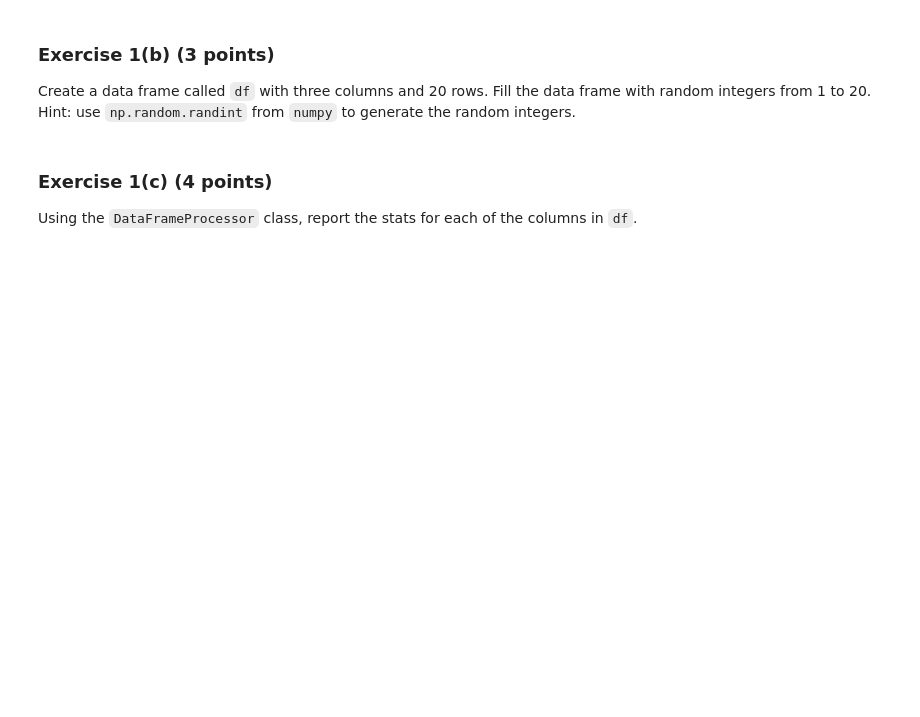
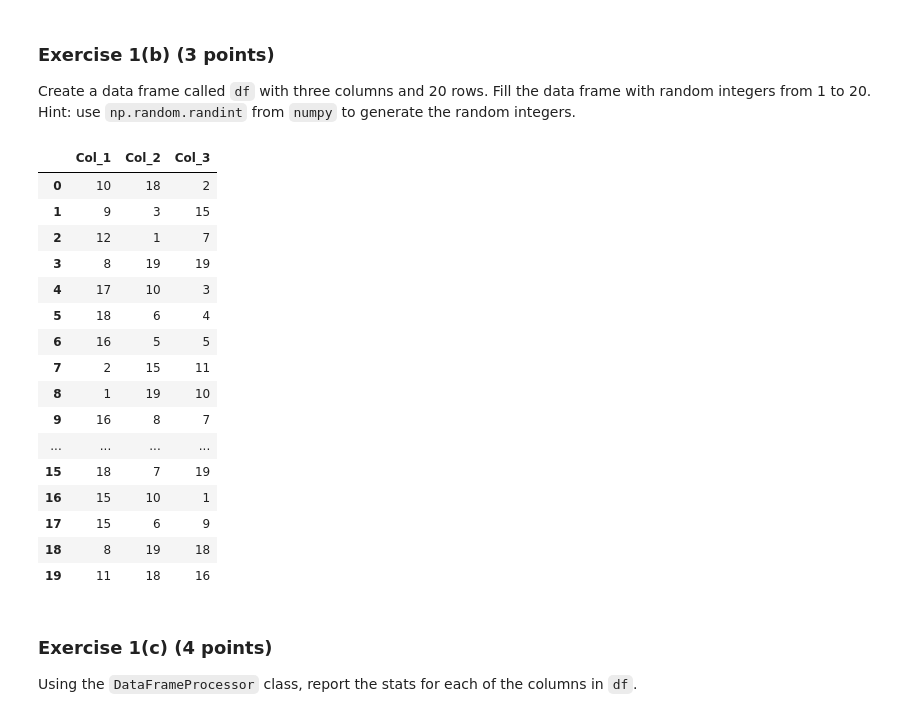
Before and after one commit to cabrialesdaisy2022-coder/DATA-500-In-Class, a Jupyter notebook: In_Class_6.ipynb, the cells around one changed output. Saved outputs shown, nothing was run; the diff lists cells and outputs as text; code cells hidden in the pictures; blank space fills up the shorter version.

```diff
--- a/In_Class_6.ipynb
+++ b/In_Class_6.ipynb
@@ -15,6 +41,34 @@ Create a class called `DataFrameProcessor` that will handle basic operations on
 ### Exercise 1(b) (3 points)
 
 Create a data frame called `df` with three columns and 20 rows. Fill the data frame with random integers from 1 to 20. Hint: use `np.random.randint` from `numpy` to generate the random integers.
+# %%
+import pandas as pd
+import numpy as np
+
+df = pd.DataFrame({
+    "Col_1": np.random.randint(1, 20, 20),
+    "Col_2": np.random.randint(1, 20, 20),
+    "Col_3": np.random.randint(1, 20, 20)
+})
+df
+# %% [output]
+|  | Col_1 | Col_2 | Col_3 |
+| 0 | 10 | 18 | 2 |
+| 1 | 9 | 3 | 15 |
+| 2 | 12 | 1 | 7 |
+| 3 | 8 | 19 | 19 |
+| 4 | 17 | 10 | 3 |
+| 5 | 18 | 6 | 4 |
+| 6 | 16 | 5 | 5 |
+| 7 | 2 | 15 | 11 |
+| 8 | 1 | 19 | 10 |
+| 9 | 16 | 8 | 7 |
+| ... | ... | ... | ... |
+| 15 | 18 | 7 | 19 |
+| 16 | 15 | 10 | 1 |
+| 17 | 15 | 6 | 9 |
+| 18 | 8 | 19 | 18 |
+| 19 | 11 | 18 | 16 |
 # %% [markdown]
 ### Exercise 1(c) (4 points)
 
```
Also changed, not shown: parts of 17 cells of this notebook.
